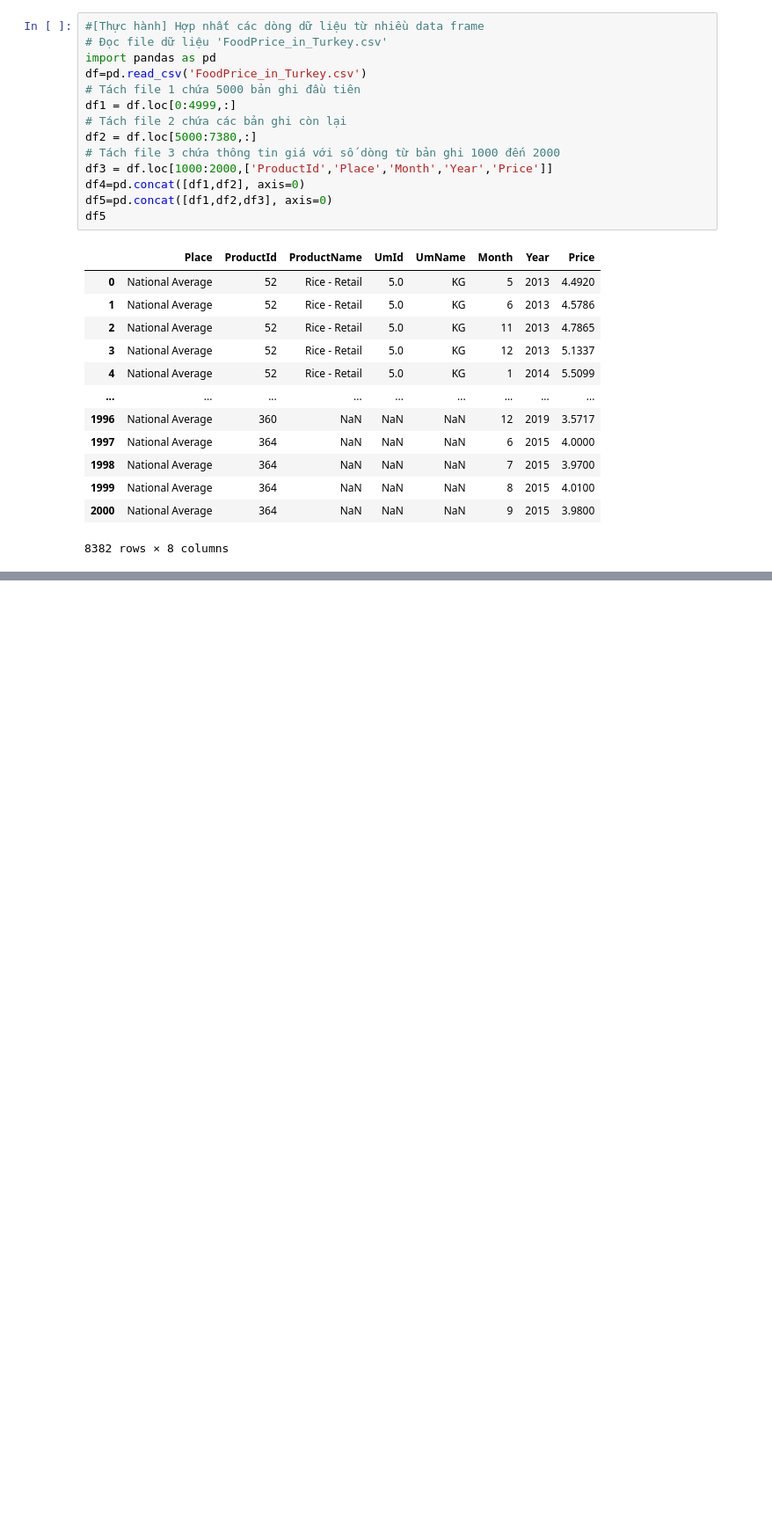
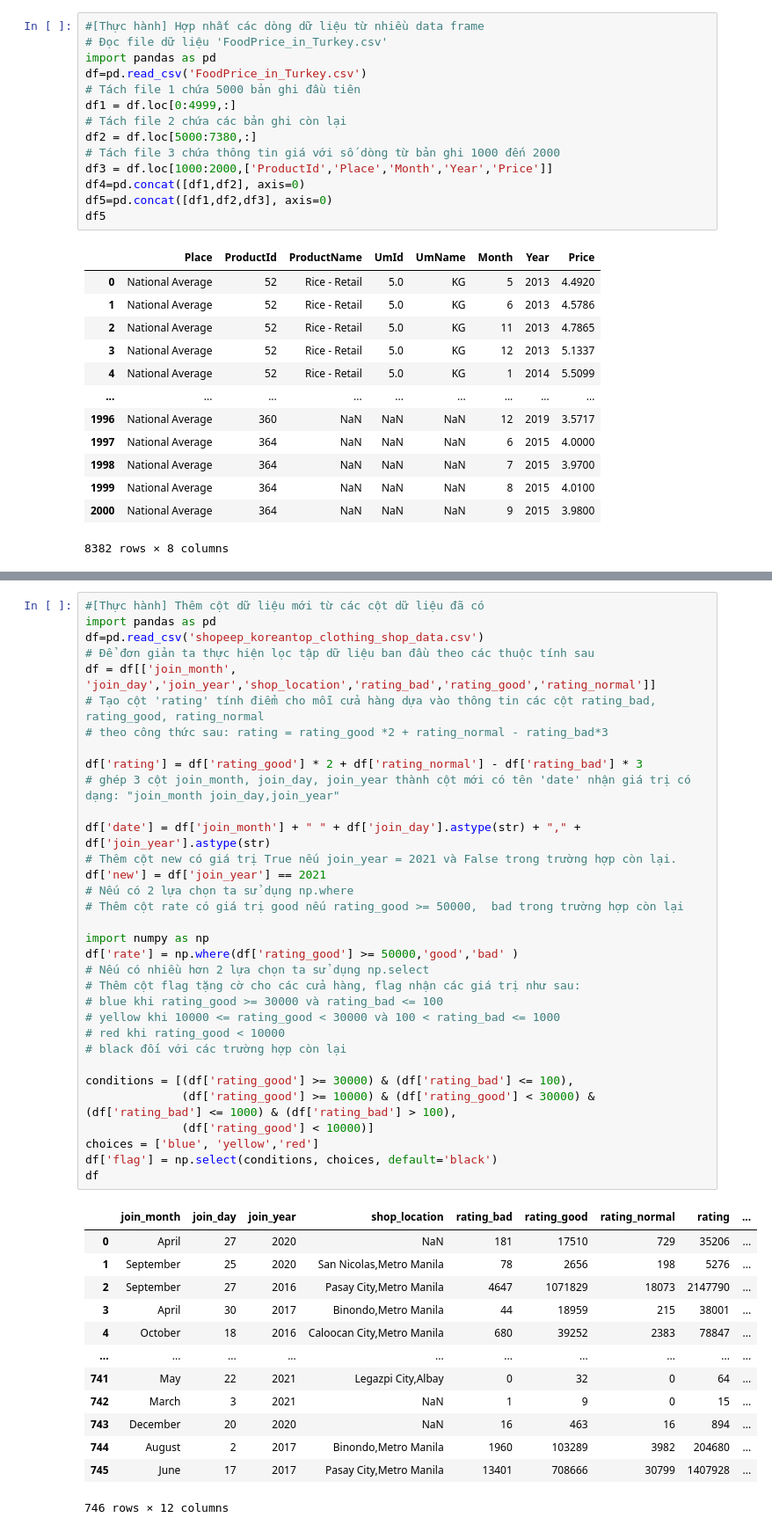
Before and after one commit to KimKieu123/DA30092022, a Jupyter notebook: BT Learn.ipynb, the cells around one changed output, grey strips where cells are left out. Shown: that part at 88% size. Drawn from its saved outputs; the diff is of its cells as text; blank space fills up the shorter version.

```diff
--- a/BT Learn.ipynb
+++ b/BT Learn.ipynb
@@ -492,0 +538,47 @@ Name: Country, dtype: int64
+# %%
+#[Thực hành] Thêm cột dữ liệu mới từ các cột dữ liệu đã có
+import pandas as pd
+df=pd.read_csv('shopeep_koreantop_clothing_shop_data.csv')
+# Để đơn giản ta thực hiện lọc tập dữ liệu ban đầu theo các thuộc tính sau
+df = df[['join_month', 'join_day','join_year','shop_location','rating_bad','rating_good','rating_normal']]
+# Tạo cột 'rating' tính điểm cho mỗi cửa hàng dựa vào thông tin các cột rating_bad, rating_good, rating_normal
+# theo công thức sau: rating = rating_good *2 + rating_normal - rating_bad*3
+
+df['rating'] = df['rating_good'] * 2 + df['rating_normal'] - df['rating_bad'] * 3
+# ghép 3 cột join_month, join_day, join_year thành cột mới có tên 'date' nhận giá trị có dạng: "join_month join_day,join_year"
+
+df['date'] = df['join_month'] + " " + df['join_day'].astype(str) + "," + df['join_year'].astype(str)
+# Thêm cột new có giá trị True nếu join_year = 2021 và False trong trường hợp còn lại.
+df['new'] = df['join_year'] == 2021
+# Nếu có 2 lựa chọn ta sử dụng np.where
+# Thêm cột rate có giá trị good nếu rating_good >= 50000,  bad trong trường hợp còn lại
+
+import numpy as np
+df['rate'] = np.where(df['rating_good'] >= 50000,'good','bad' )
+# Nếu có nhiều hơn 2 lựa chọn ta sử dụng np.select
+# Thêm cột flag tặng cờ cho các cửa hàng, flag nhận các giá trị như sau:
+# blue khi rating_good >= 30000 và rating_bad <= 100
+# yellow khi 10000 <= rating_good < 30000 và 100 < rating_bad <= 1000
+# red khi rating_good < 10000
+# black đối với các trường hợp còn lại
+
+conditions = [(df['rating_good'] >= 30000) & (df['rating_bad'] <= 100),
+              (df['rating_good'] >= 10000) & (df['rating_good'] < 30000) & (df['rating_bad'] <= 1000) & (df['rating_bad'] > 100),
+              (df['rating_good'] < 10000)]
+choices = ['blue', 'yellow','red']
+df['flag'] = np.select(conditions, choices, default='black')
+df
+# %% [output]
+|  | join_month | join_day | join_year | shop_location | rating_bad | rating_good | rating_normal | rating | ... |
+| 0 | April | 27 | 2020 | NaN | 181 | 17510 | 729 | 35206 | ... |
+| 1 | September | 25 | 2020 | San Nicolas,Metro Manila | 78 | 2656 | 198 | 5276 | ... |
+| 2 | September | 27 | 2016 | Pasay City,Metro Manila | 4647 | 1071829 | 18073 | 2147790 | ... |
+| 3 | April | 30 | 2017 | Binondo,Metro Manila | 44 | 18959 | 215 | 38001 | ... |
+| 4 | October | 18 | 2016 | Caloocan City,Metro Manila | 680 | 39252 | 2383 | 78847 | ... |
+| ... | ... | ... | ... | ... | ... | ... | ... | ... | ... |
+| 741 | May | 22 | 2021 | Legazpi City,Albay | 0 | 32 | 0 | 64 | ... |
+| 742 | March | 3 | 2021 | NaN | 1 | 9 | 0 | 15 | ... |
+| 743 | December | 20 | 2020 | NaN | 16 | 463 | 16 | 894 | ... |
+| 744 | August | 2 | 2017 | Binondo,Metro Manila | 1960 | 103289 | 3982 | 204680 | ... |
+| 745 | June | 17 | 2017 | Pasay City,Metro Manila | 13401 | 708666 | 30799 | 1407928 | ... |
+746 rows × 12 columns
```
Also changed, not shown: parts of 6 cells of this notebook, 8 other files.
